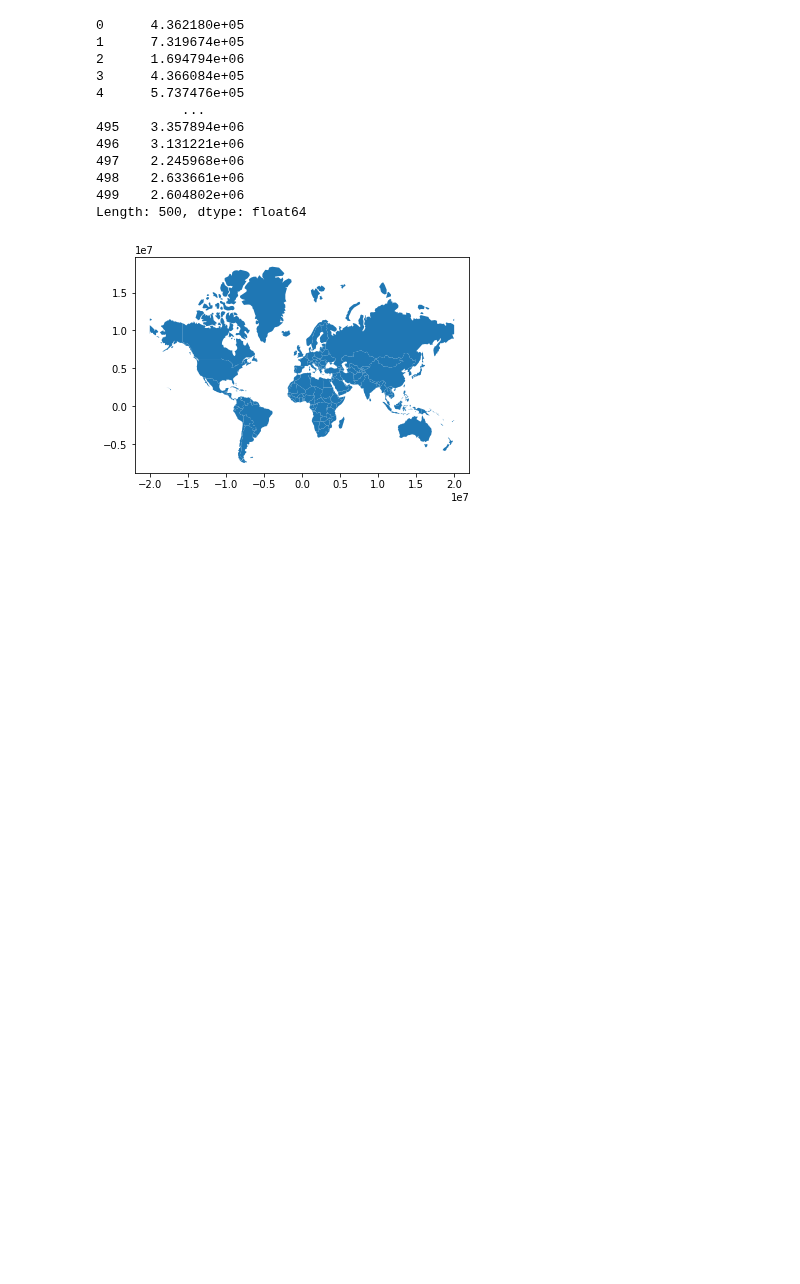
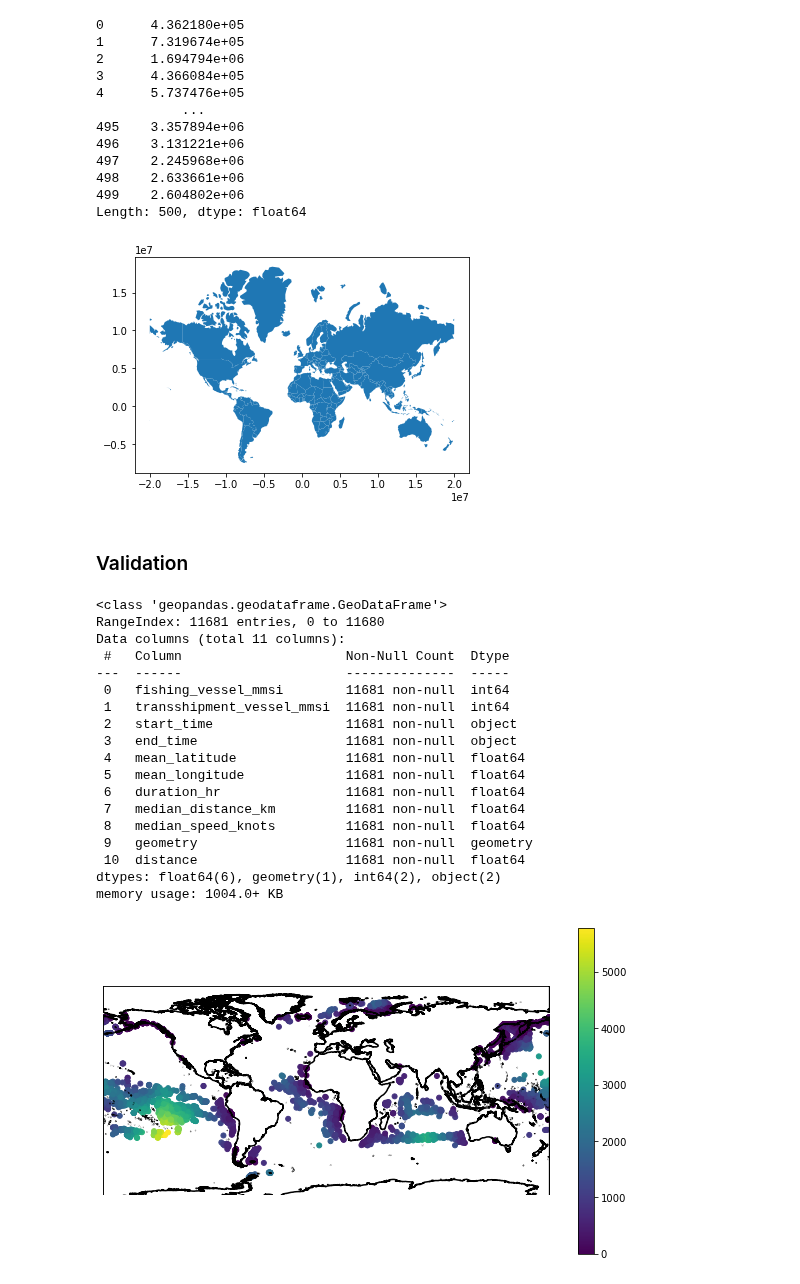
Before and after one commit to neuhart/Doing_DataScience_SS22, a Jupyter notebook: EDA.ipynb, the cells around one changed output. Cells and saved outputs as stored; diff of their text form; code cells hidden in the pictures; blank space fills up the shorter version.

Commit message:
validated distance calculation

```diff
--- a/EDA.ipynb
+++ b/EDA.ipynb
@@ -450,3 +450,41 @@ Length: 500, dtype: float64
 499    2.604802e+06
 Length: 500, dtype: float64
 [figure]
+# %% [markdown]
+### Validation
+# %%
+
+gdf_enc_test = gdf_enc.copy()
+
+gdf_enc_test['distance'] = t.distance(world_merc.buffer(1000).unary_union)/1000 #change scale to km
+
+gdf_enc_test.head()
+
+
+ax = ocean.boundary.plot(figsize=(10, 6), edgecolor = "black")
+
+geoplot.pointplot(gdf_enc_test, ax= ax, hue='distance', legend=True)#####Looking good!
+
+gdf_enc_test.isnull().sum(axis=0)
+gdf_enc_test.describe()
+gdf_enc_test.info()
+# %% [output]
+<class 'geopandas.geodataframe.GeoDataFrame'>
+RangeIndex: 11681 entries, 0 to 11680
+Data columns (total 11 columns):
+ #   Column                     Non-Null Count  Dtype
+---  ------                     --------------  -----
+ 0   fishing_vessel_mmsi        11681 non-null  int64
+ 1   transshipment_vessel_mmsi  11681 non-null  int64
+ 2   start_time                 11681 non-null  object
+ 3   end_time                   11681 non-null  object
+ 4   mean_latitude              11681 non-null  float64
+ 5   mean_longitude             11681 non-null  float64
+ 6   duration_hr                11681 non-null  float64
+ 7   median_distance_km         11681 non-null  float64
+ 8   median_speed_knots         11681 non-null  float64
+ 9   geometry                   11681 non-null  geometry
+ 10  distance                   11681 non-null  float64
+dtypes: float64(6), geometry(1), int64(2), object(2)
+memory usage: 1004.0+ KB
+[figure, added]
```
Also changed, not shown: parts of 2 cells of this notebook.
